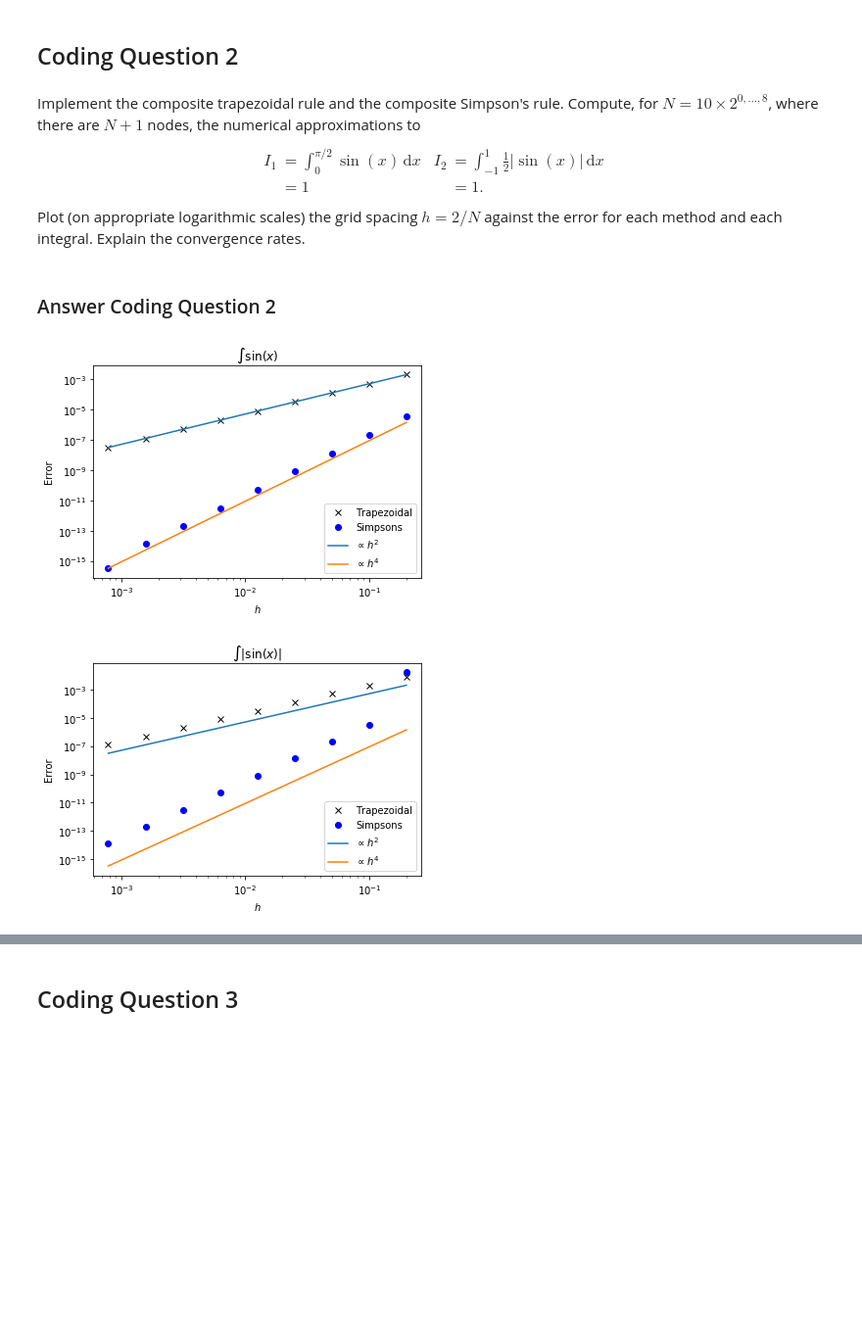
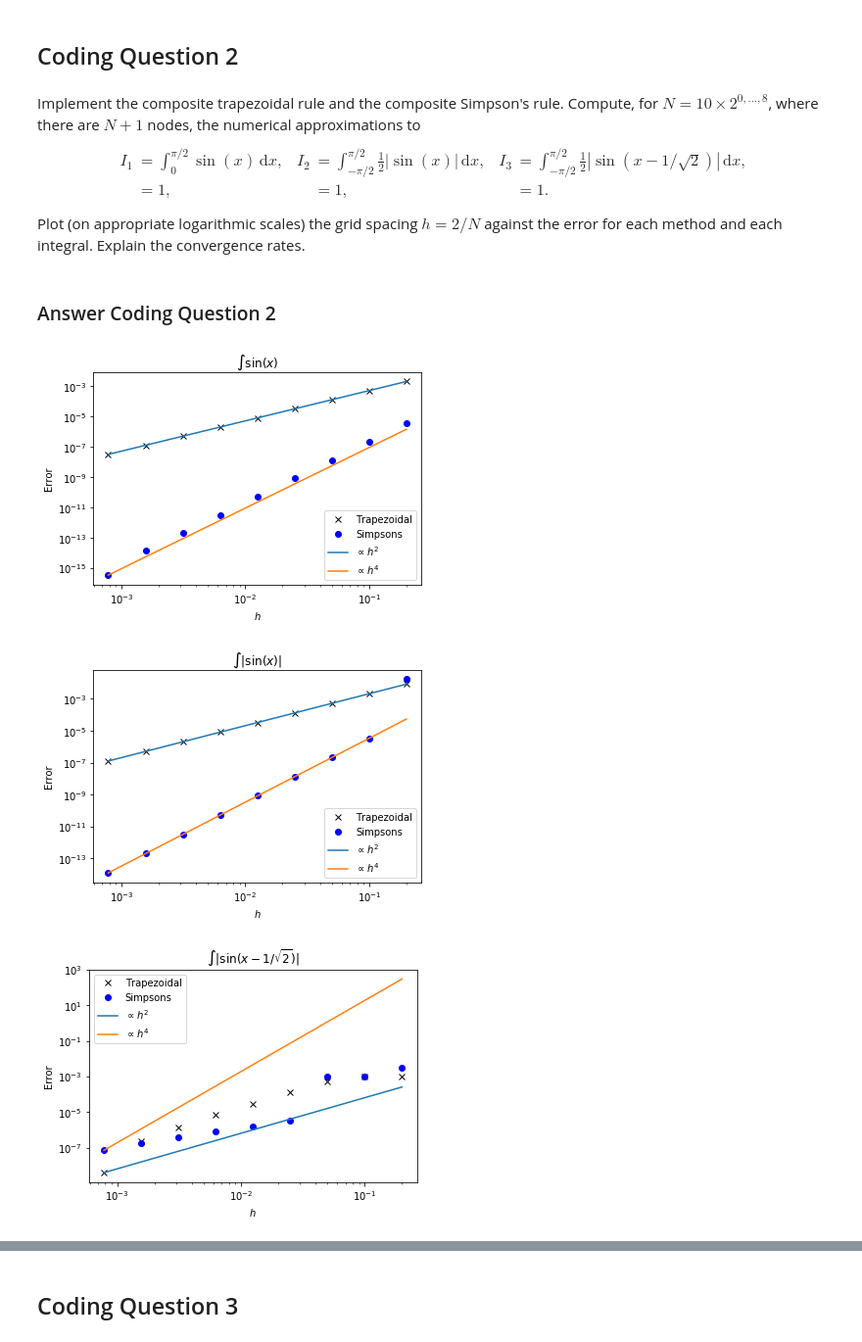
Before and after one commit to IanHawke/NumericalMethods, a Jupyter notebook: Worksheets/Worksheet3_Notebook.ipynb, the cells around one changed output, grey strips where cells are left out. Shown: that part at 98% size. Cells and saved outputs as stored; diff of their text form; code cells hidden in the pictures; blank space fills up the shorter version.

```diff
--- a/Worksheets/Worksheet3_Notebook.ipynb
+++ b/Worksheets/Worksheet3_Notebook.ipynb
@@ -320,8 +338,8 @@ The results for the final integral will fail for those methods that evaluate the
 Implement the composite trapezoidal rule and the composite Simpson's rule. Compute, for $N = 10 \times 2^{0, \dots, 8}$, where there are $N+1$ nodes, the numerical approximations to
 $$
 \begin{aligned}
-  I_1 &= \int_{0}^{\pi/2} \sin(x) \,\text{d}x & I_2 &= \int_{-1}^{1} \frac{1}{2} |\sin(x)| \,\text{d}x \\
-  &=1 &&=1.
+  I_1 &= \int_{0}^{\pi/2} \sin(x) \,\text{d}x, & I_2 &= \int_{-\pi/2}^{\pi/2} \frac{1}{2} |\sin(x)| \,\text{d}x, & I_3 &= \int_{-\pi/2}^{\pi/2} \frac{1}{2} |\sin(x-1/\sqrt{2})| \,\text{d}x, \\
+  &=1, &&=1, &&=1.
 \end{aligned}
 $$
 Plot (on appropriate logarithmic scales) the grid spacing $h = 2 / N$ against the error for each method and each integral. Explain the convergence rates.
@@ -346,41 +364,59 @@ def integrand1(x):
     return numpy.sin(x)
 def integrand2(x):
     return numpy.abs(numpy.sin(x))/2
+def integrand3(x):
+    return numpy.abs(numpy.sin(x-1/numpy.sqrt(2)))/2
 
 
 Ns = 10 * 2**numpy.arange(9)
 hs = 2.0 / Ns
 error_trapezoidal_1 = numpy.zeros_like(hs)
 error_trapezoidal_2 = numpy.zeros_like(hs)
+error_trapezoidal_3 = numpy.zeros_like(hs)
 error_simpsons_1 = numpy.zeros_like(hs)
 error_simpsons_2 = numpy.zeros_like(hs)
+error_simpsons_3 = numpy.zeros_like(hs)
 for i, N in enumerate(Ns):
     error_trapezoidal_1[i] = abs(1 - trapezoidal(integrand1, 0, numpy.pi/2, N))
     error_trapezoidal_2[i] = abs(1 - trapezoidal(integrand2, -numpy.pi/2, numpy.pi/2, N))
+    error_trapezoidal_3[i] = abs(1 - trapezoidal(integrand3, -numpy.pi/2, numpy.pi/2, N))
     error_simpsons_1[i] = abs(1 - simpsons(integrand1, 0, numpy.pi/2, N))
     error_simpsons_2[i] = abs(1 - simpsons(integrand2, -numpy.pi/2, numpy.pi/2, N))
+    error_simpsons_3[i] = abs(1 - simpsons(integrand3, -numpy.pi/2, numpy.pi/2, N))
 
 pyplot.figure()
 pyplot.loglog(hs, error_trapezoidal_1, 'kx', label='Trapezoidal')
 pyplot.loglog(hs, error_simpsons_1, 'bo', label='Simpsons')
 pyplot.loglog(hs, error_trapezoidal_1[-1] * (hs/hs[-1])**2, label=r"$\propto h^2$")
 pyplot.loglog(hs, error_simpsons_1[-1] * (hs/hs[-1])**4, label=r"$\propto h^4$")
 pyplot.title(r"$\int \sin(x)$")
 pyplot.xlabel(r"$h$")
 pyplot.ylabel(r"Error")
 pyplot.legend()
 pyplot.show()
 
 pyplot.figure()
 pyplot.loglog(hs, error_trapezoidal_2, 'kx', label='Trapezoidal')
 pyplot.loglog(hs, error_simpsons_2, 'bo', label='Simpsons')
-pyplot.loglog(hs, error_trapezoidal_1[-1] * (hs/hs[-1])**2, label=r"$\propto h^2$")
-pyplot.loglog(hs, error_simpsons_1[-1] * (hs/hs[-1])**4, label=r"$\propto h^4$")
+pyplot.loglog(hs, error_trapezoidal_2[-1] * (hs/hs[-1])**2, label=r"$\propto h^2$")
+pyplot.loglog(hs, error_simpsons_2[-1] * (hs/hs[-1])**4, label=r"$\propto h^4$")
 pyplot.title(r"$\int |\sin(x)|$")
 pyplot.xlabel(r"$h$")
 pyplot.ylabel(r"Error")
 pyplot.legend()
 pyplot.show()
+
+pyplot.figure()
+pyplot.loglog(hs, error_trapezoidal_3, 'kx', label='Trapezoidal')
+pyplot.loglog(hs, error_simpsons_3, 'bo', label='Simpsons')
+pyplot.loglog(hs, error_trapezoidal_3[-1] * (hs/hs[-1])**2, label=r"$\propto h^2$")
+pyplot.loglog(hs, error_simpsons_3[-1] * (hs/hs[-1])**4, label=r"$\propto h^4$")
+pyplot.title(r"$\int |\sin(x - 1 / \sqrt{2})|$")
+pyplot.xlabel(r"$h$")
+pyplot.ylabel(r"Error")
+pyplot.legend()
+pyplot.show()
 # %% [output]
 [figure]
-[figure, old version]
+[figure, new version]
+[figure, added]
```
Also changed, not shown: parts of 4 cells of this notebook.
